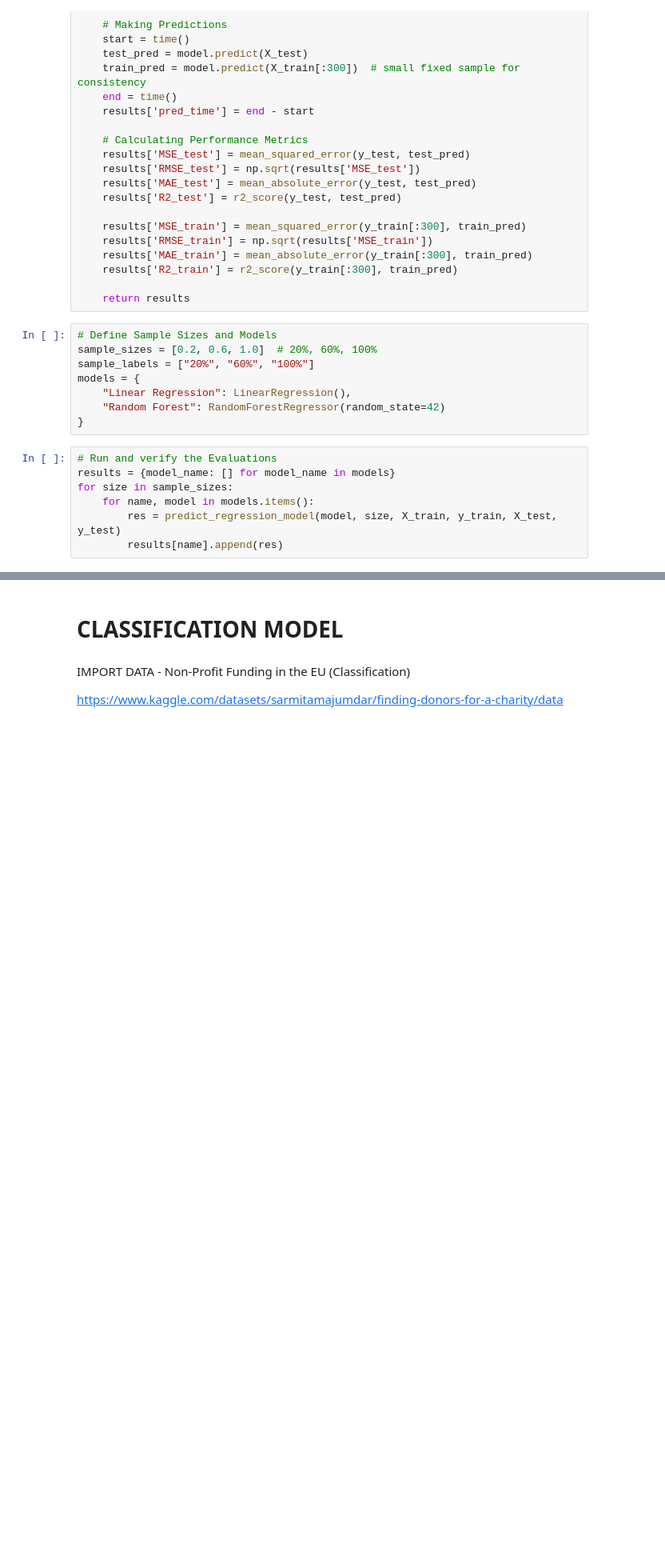
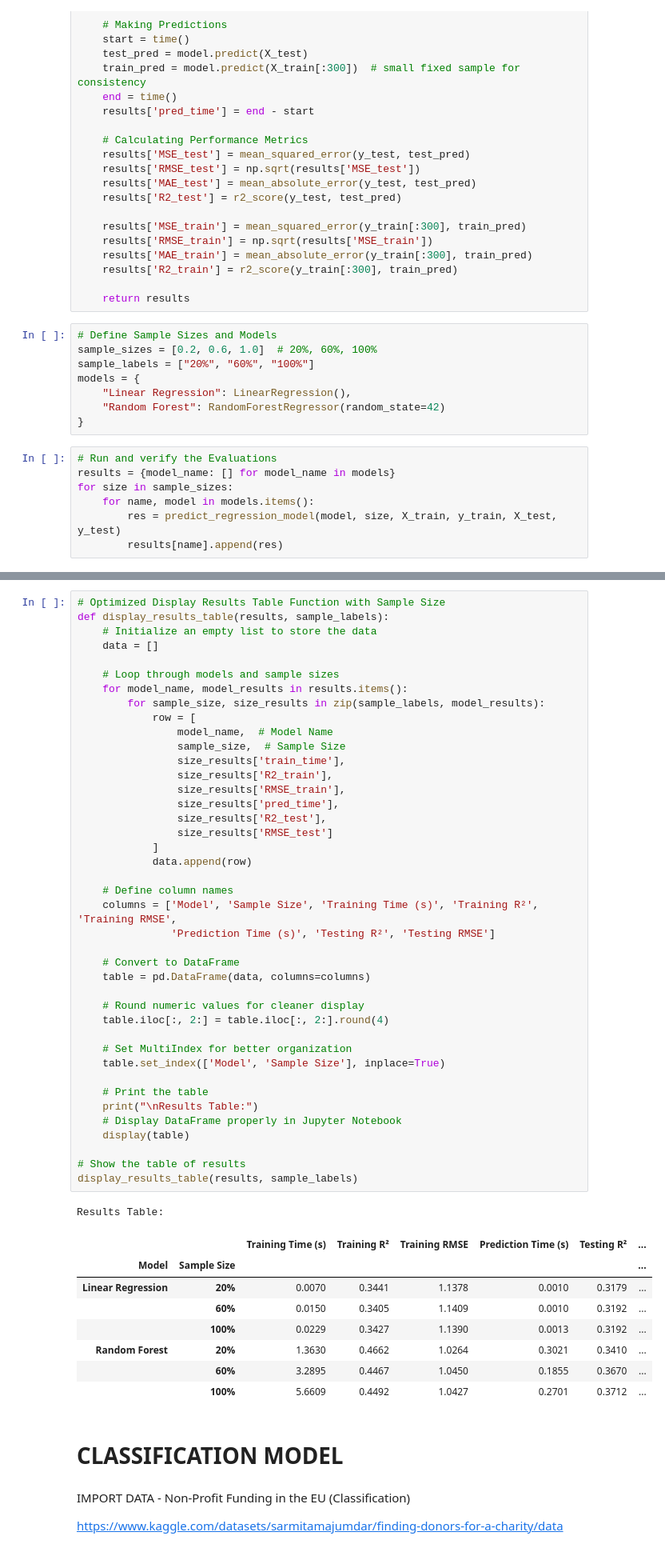
Before and after one commit to olivarescr69/Thesis_Poland, a Jupyter notebook: THESIS_code.ipynb, the cells around one changed output, grey strips where cells are left out. Shown: that part at 80% size. Drawn from its saved outputs; the diff is of its cells as text; blank space fills up the shorter version.

Commit message:
Updated thesis code notebook

```diff
--- a/THESIS_code.ipynb
+++ b/THESIS_code.ipynb
@@ -621,3 +562,54 @@ Random Forest     20%                     0.238376    0.341048      1.116235
+# %%
+# Optimized Display Results Table Function with Sample Size
+def display_results_table(results, sample_labels):
+    # Initialize an empty list to store the data
+    data = []
+
+    # Loop through models and sample sizes
+    for model_name, model_results in results.items():
+        for sample_size, size_results in zip(sample_labels, model_results):
+            row = [
+                model_name,  # Model Name
+                sample_size,  # Sample Size
+                size_results['train_time'],
+                size_results['R2_train'],
+                size_results['RMSE_train'],
+                size_results['pred_time'],
+                size_results['R2_test'],
+                size_results['RMSE_test']
+            ]
+            data.append(row)
+
+    # Define column names
+    columns = ['Model', 'Sample Size', 'Training Time (s)', 'Training R²', 'Training RMSE',
+               'Prediction Time (s)', 'Testing R²', 'Testing RMSE']
+
+    # Convert to DataFrame
+    table = pd.DataFrame(data, columns=columns)
+
+    # Round numeric values for cleaner display
+    table.iloc[:, 2:] = table.iloc[:, 2:].round(4)
+
+    # Set MultiIndex for better organization
+    table.set_index(['Model', 'Sample Size'], inplace=True)
+
+    # Print the table
+    print("\nResults Table:")
+    # Display DataFrame properly in Jupyter Notebook
+    display(table)
+
+# Show the table of results
+display_results_table(results, sample_labels)
+# %% [output]
+Results Table:
+|  |  | Training Time (s) | Training R² | Training RMSE | Prediction Time (s) | Testing R² | ... |
+| Model | Sample Size |  |  |  |  |  | ... |
+| Linear Regression | 20% | 0.0070 | 0.3441 | 1.1378 | 0.0010 | 0.3179 | ... |
+|  | 60% | 0.0150 | 0.3405 | 1.1409 | 0.0010 | 0.3192 | ... |
+|  | 100% | 0.0229 | 0.3427 | 1.1390 | 0.0013 | 0.3192 | ... |
+| Random Forest | 20% | 1.3630 | 0.4662 | 1.0264 | 0.3021 | 0.3410 | ... |
+|  | 60% | 3.2895 | 0.4467 | 1.0450 | 0.1855 | 0.3670 | ... |
+|  | 100% | 5.6609 | 0.4492 | 1.0427 | 0.2701 | 0.3712 | ... |
 # %% [markdown]
 # CLASSIFICATION MODEL
 # %% [markdown]
```
Also changed, not shown: parts of 17 cells of this notebook.
